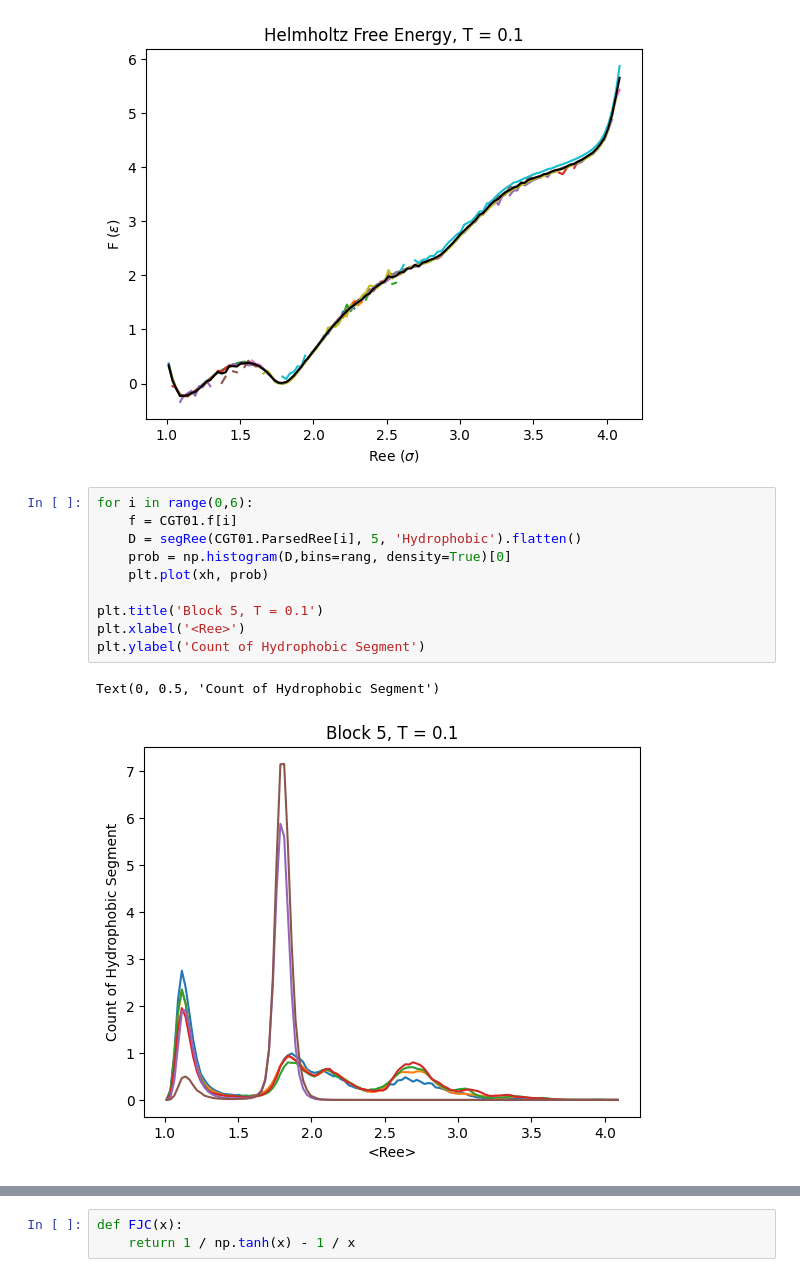
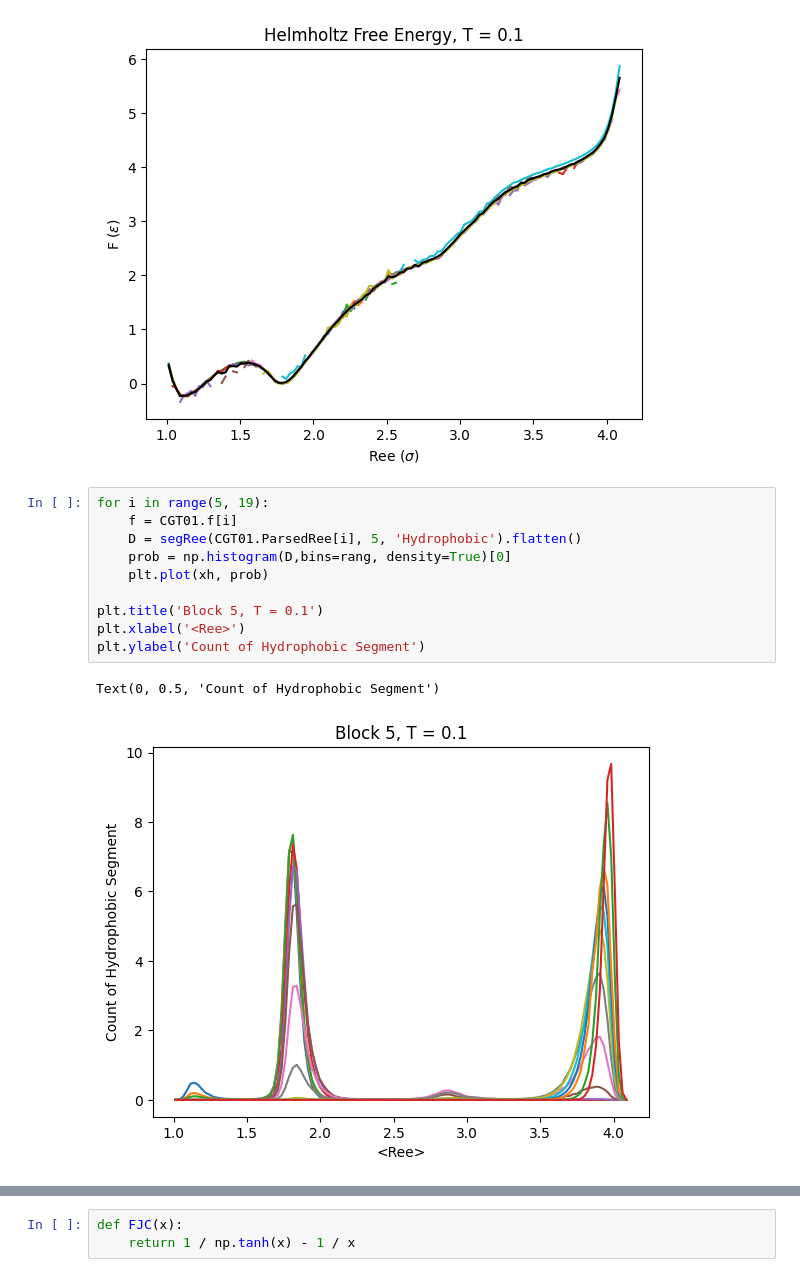
Before and after one commit to VagrantHyp/Code, a Jupyter notebook: Block5.ipynb, the cells around one changed output, grey strips where cells are left out. Saved outputs shown, nothing was run; the diff lists cells and outputs as text.

```diff
--- a/Block5.ipynb
+++ b/Block5.ipynb
@@ -236,18 +231,18 @@ plt.plot(xh,Hphobic, color = 'black')
 [<matplotlib.lines.Line2D at 0x...>]
 [figure]
 # %%
-for i in range(0,6):
+for i in range(5, 19):
     f = CGT01.f[i]
     D = segRee(CGT01.ParsedRee[i], 5, 'Hydrophobic').flatten()
     prob = np.histogram(D,bins=rang, density=True)[0]
     plt.plot(xh, prob)
 
 plt.title('Block 5, T = 0.1')
 plt.xlabel('<Ree>')
 plt.ylabel('Count of Hydrophobic Segment')
 # %% [output]
 Text(0, 0.5, 'Count of Hydrophobic Segment')
-[figure, old version]
+[figure, new version]
 # %%
 from scipy.optimize import basinhopping
 from scipy.interpolate import CubicSpline
```
Also changed, not shown: parts of 13 cells of this notebook, 5 other files.
